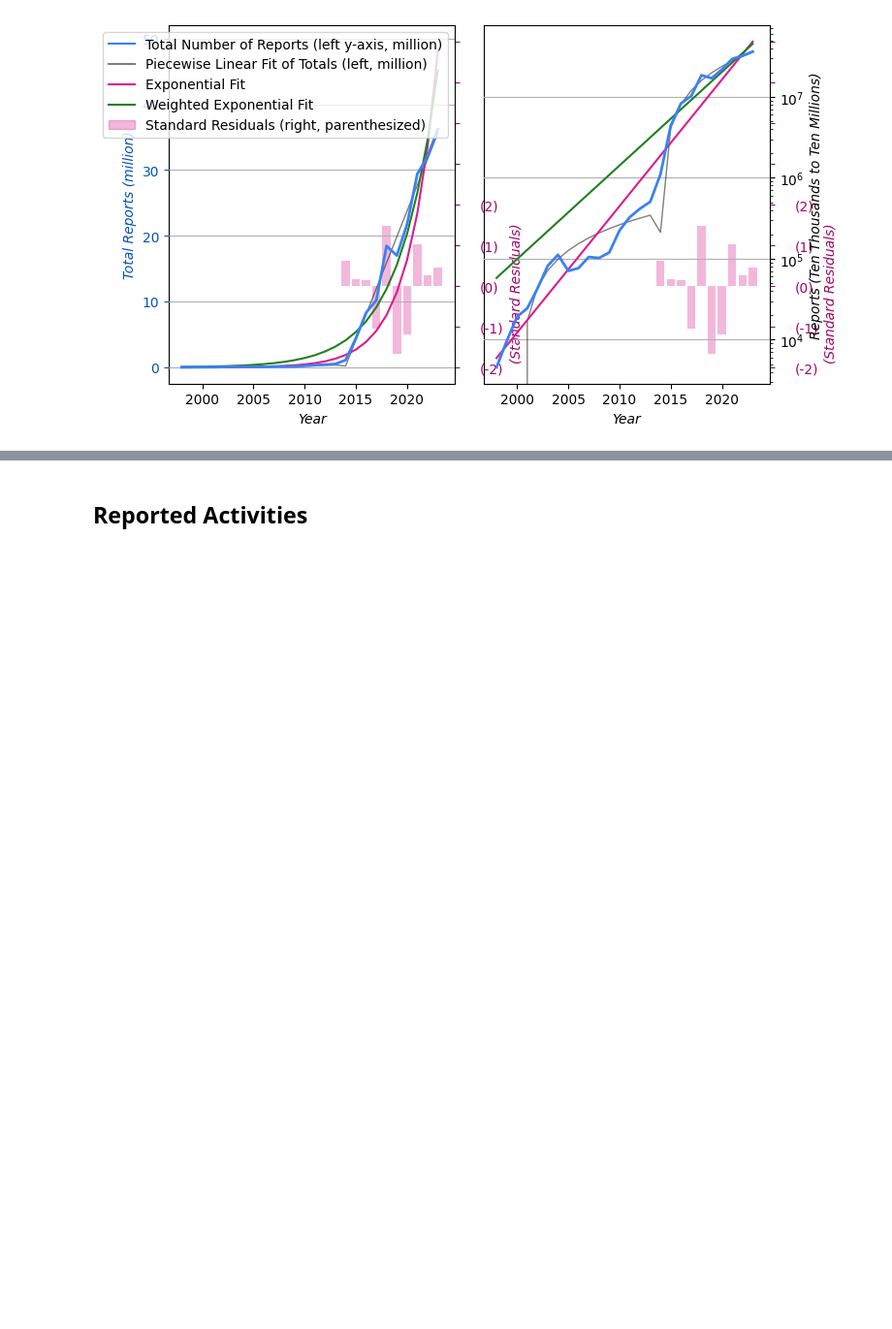
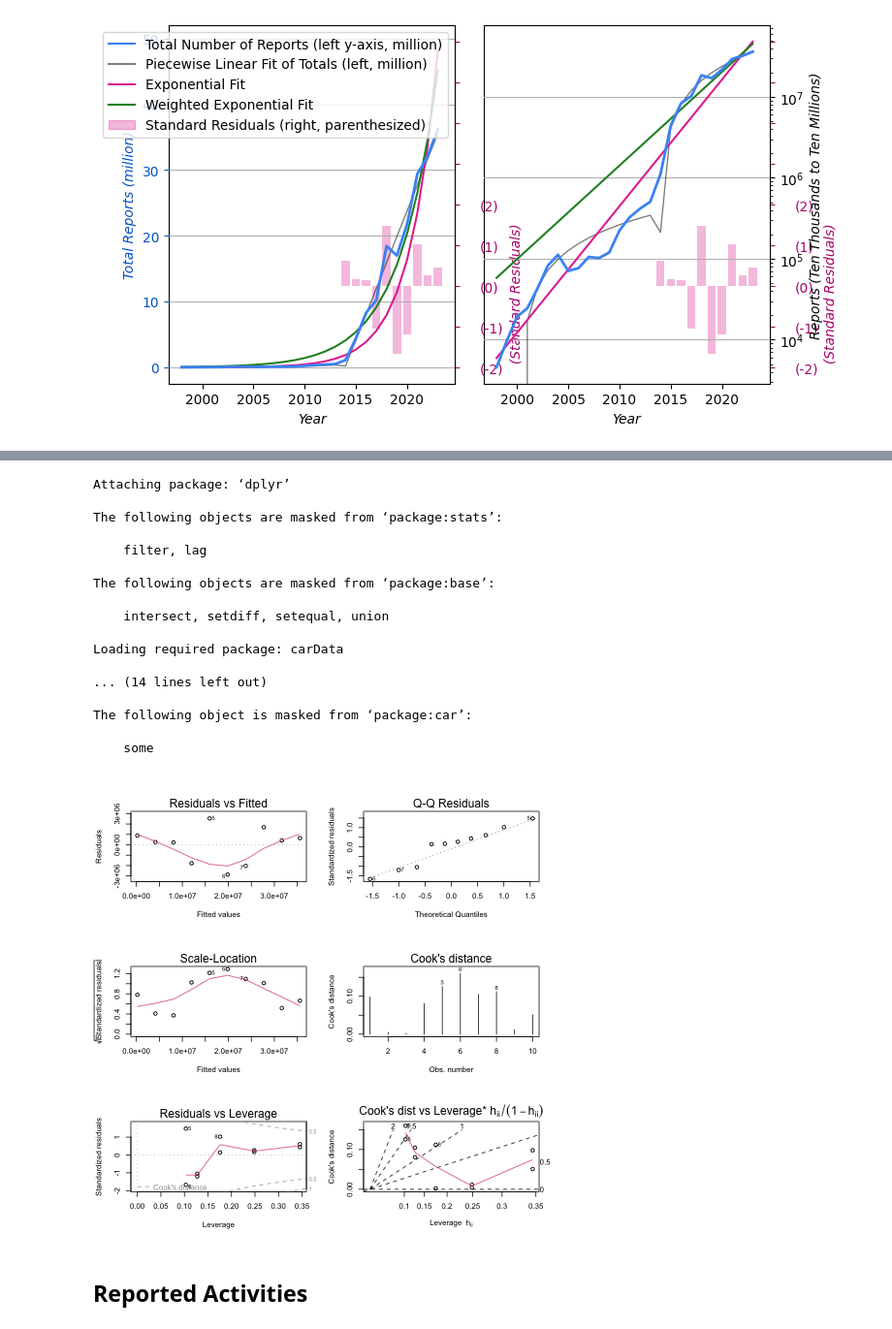
Before and after one commit to apparebit/diaphanous, a Jupyter notebook: analysis/reports.ipynb, the cells around one changed output, grey strips where cells are left out. Shown at 97% size. Cells and saved outputs as stored; diff of their text form; code cells hidden in the pictures; blank space fills up the shorter version.

```diff
--- a/analysis/reports.ipynb
+++ b/analysis/reports.ipynb
@@ -11,6 +11,11 @@ import matplotlib.transforms as mtrans
 import numpy as np
 import pandas as pd
 from diaphanous import show
+
+%load_ext rpy2.ipython
+import diaphanous.arr as arr
+RLIB = arr.RLIB
+arr.install()
 
 show('<h1>Overview of CyberTipline Reports</h1>')
 show(
@@ -486,0 +563,45 @@ ax2.get_legend().remove()
+# %%
+%%R -i RLIB
+
+.libPaths(RLIB)
+
+library(dplyr)
+library(car)
+library(ggplot2)
+library(patchwork)
+library(scales)
+library(purrr)
+
+# ----- The data -----
+data.path <- normalizePath(file.path("..", "data", "ocse-reports-per-year.csv"))
+data <- read.csv(data.path) |> filter(year >= 2014) |> arrange(year)
+
+print(data)
+
+# ----- The models -----
+data.em <- lm(log(reports) ~ year, data=data)
+data.lm <- lm(reports ~ year, data=data)
+
+print(summary(data.em))
+print(summary(data.lm))
+
+# ----- Linear Model Fit -----
+print(outlierTest(data.lm))
+
+par(mfrow = c(3, 2))
+plot(data.lm, which = 1:6)
+
+data <- data |> mutate(residuals = data.lm$residuals) |>
+  mutate(predicted = predict(data.lm, select(data, year))) |>
+  mutate(differences = reports - predicted)
+
+# Check that R's residuals and manually computed residuals are consistent
+stopifnot(all(abs(data$residuals - data$differences) < 0.00001))
+
+# ----- Standard residuals -----
+data <- data |> mutate(std_residuals = rstandard(data.lm))
+data.sresid <- data |> select(year, std_residuals)
+print(data.sresid)
+
+write.csv(data.sresid, "../data/ocse-reports-std-residuals.csv", row.names = FALSE)
+# %% [output]
@@ -487,3 +625,21 @@ ax2.get_legend().remove()
+Attaching package: ‘dplyr’
+
+The following objects are masked from ‘package:stats’:
+
+    filter, lag
+
+The following objects are masked from ‘package:base’:
+
+    intersect, setdiff, setequal, union
+
+Loading required package: carData
+
+... (14 lines left out)
+
+The following object is masked from ‘package:car’:
+
+    some
+[figure, added]
 # %%
 contents = pd.read_csv('../data/ocse-report-contents.csv', thousands=',')
 
```
Also changed, not shown: parts of 4 cells of this notebook, 18 other files.
